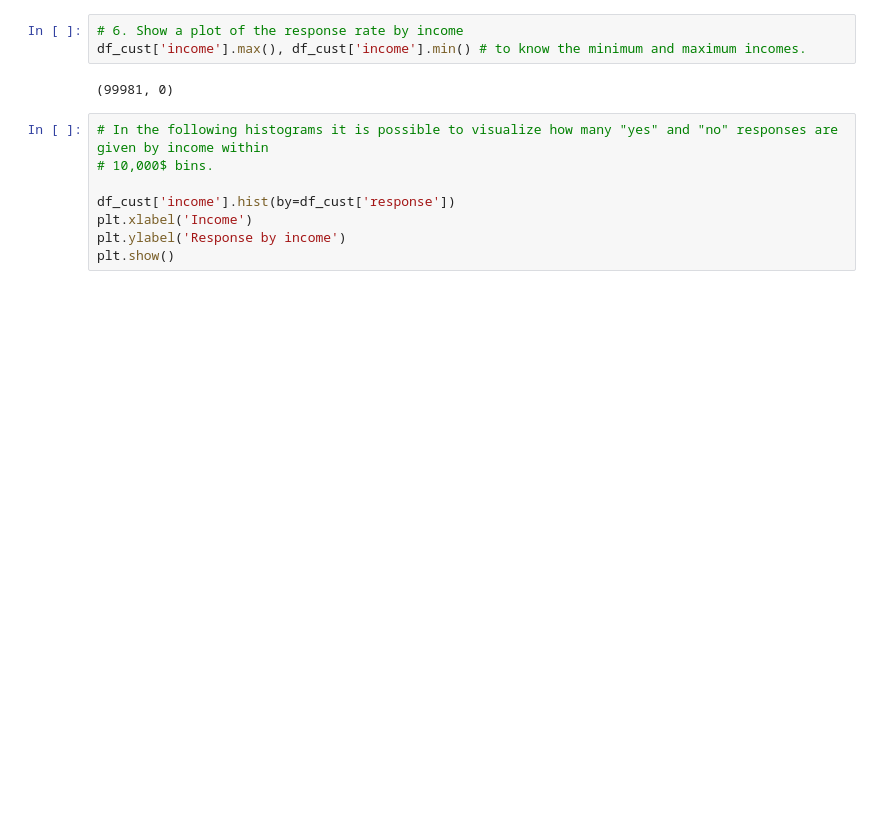
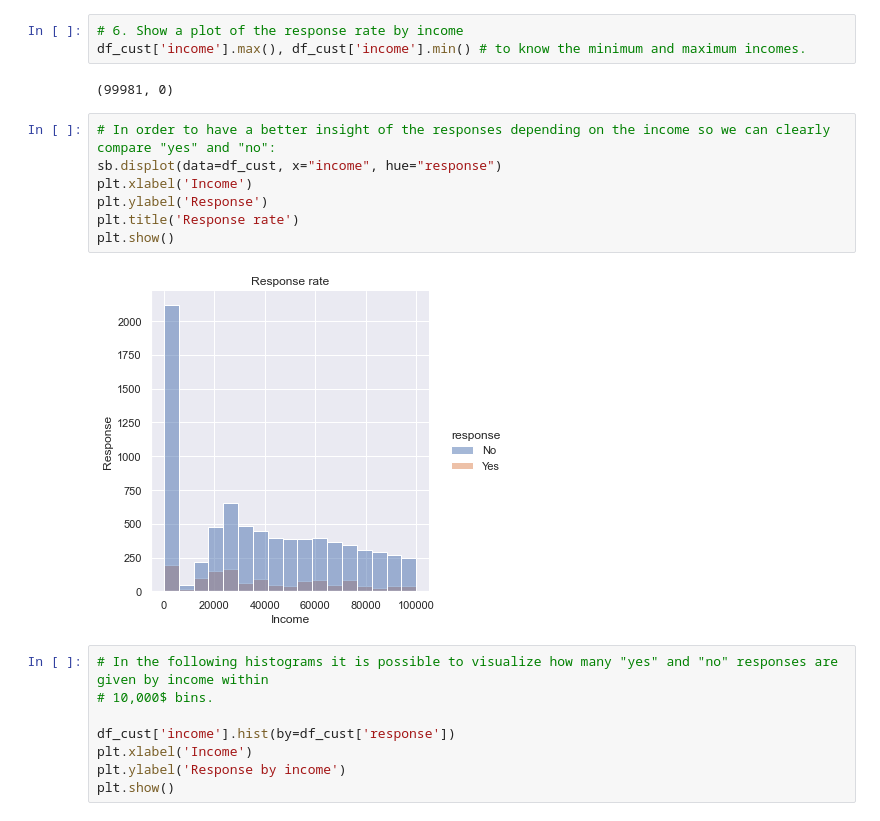
Before and after one commit to waxa2/lab-customer-analysis-round-2, a Jupyter notebook: files_for_lab/csv_files/Customer_anlalysis_round2_lab.ipynb, the cells around one changed output. Cells and saved outputs as stored; diff of their text form; blank space fills up the shorter version.

```diff
--- a/files_for_lab/csv_files/Customer_anlalysis_round2_lab.ipynb
+++ b/files_for_lab/csv_files/Customer_anlalysis_round2_lab.ipynb
@@ -287,6 +297,15 @@ plt.show()
 df_cust['income'].max(), df_cust['income'].min() # to know the minimum and maximum incomes.
 # %% [output]
 (99981, 0)
+# %%
+# In order to have a better insight of the responses depending on the income so we can clearly compare "yes" and "no":
+sb.displot(data=df_cust, x="income", hue="response")
+plt.xlabel('Income')
+plt.ylabel('Response')
+plt.title('Response rate')
+plt.show()
+# %% [output]
+[figure, added]
 # %%
 # In the following histograms it is possible to visualize how many "yes" and "no" responses are given by income within
 # 10,000$ bins.
```
Also changed, not shown: parts of 27 cells of this notebook.
